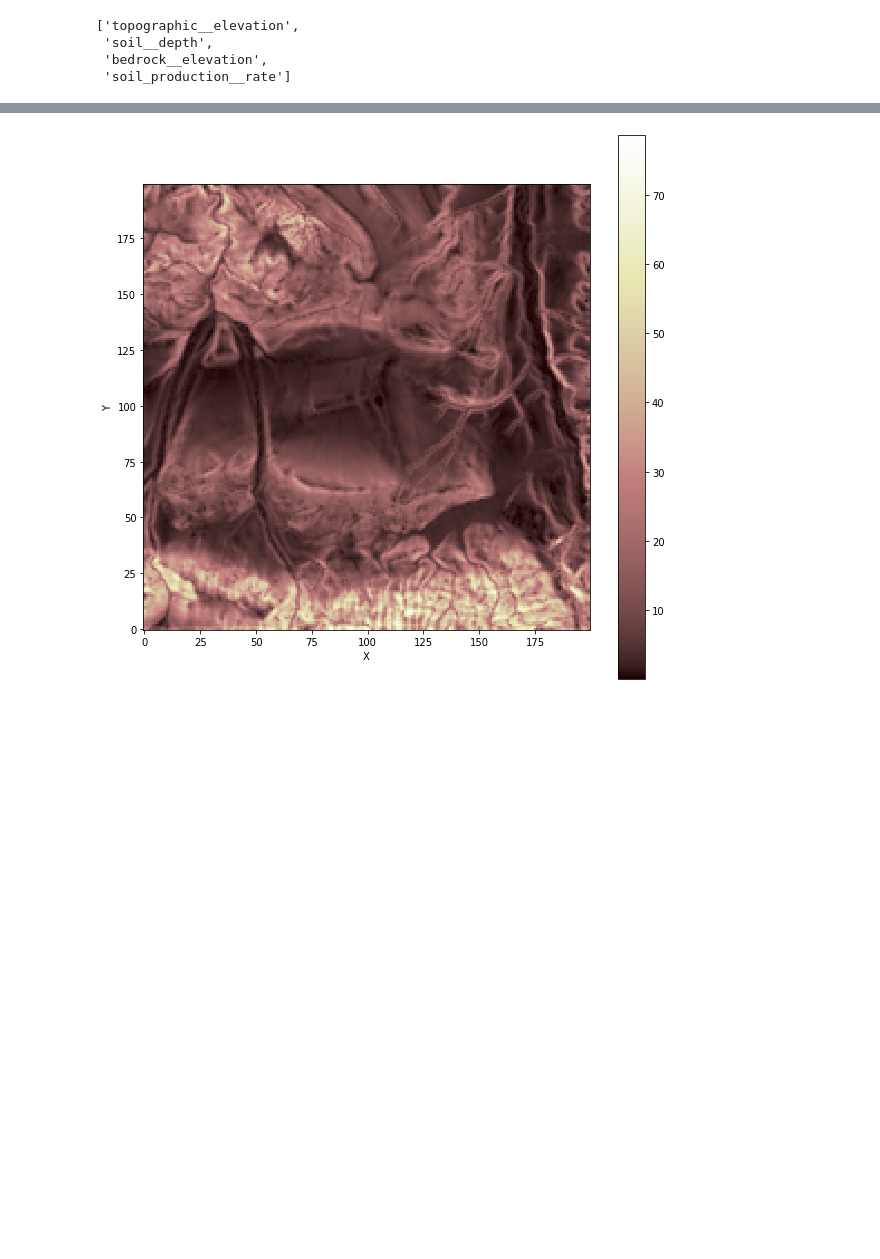
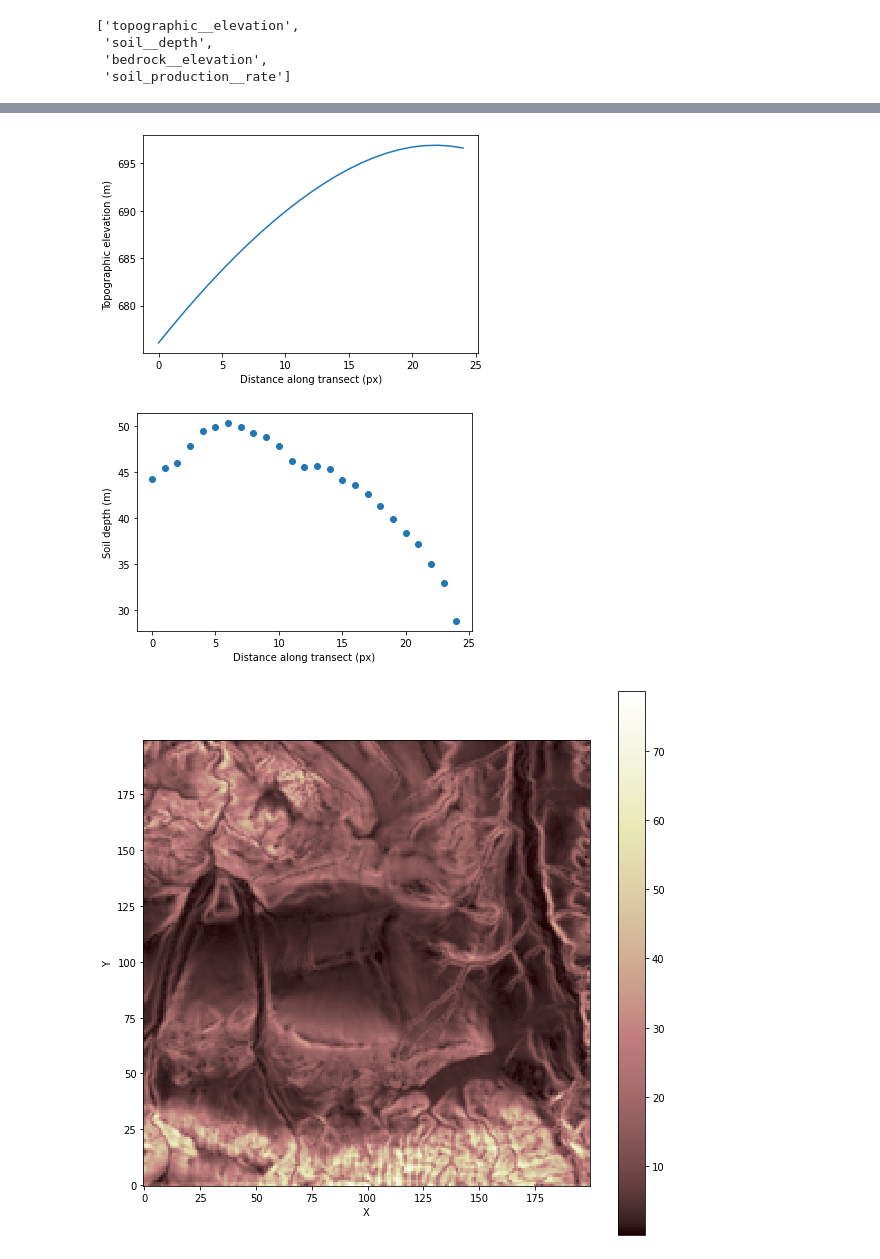
Before and after one commit to ethan-pierce/eightmile-lake-models, a Jupyter notebook: eightmile-local-models.ipynb, the cells around one changed output, grey strips where cells are left out. Saved outputs shown, nothing was run; the diff lists cells and outputs as text; code cells hidden in the pictures; blank space fills up the shorter version.

```diff
--- a/eightmile-local-models.ipynb
+++ b/eightmile-local-models.ipynb
@@ -229,3 +226,19 @@ plt.show()
+# %%
+elevation = grid.node_vector_to_raster(grid.at_node['topographic__elevation'], flip_vertically = True)[x, 75:100]
+soil = grid.node_vector_to_raster(grid.at_node['soil__depth'], flip_vertically = True)[x, 75:100]
+
+plt.plot(elevation)
+plt.ylabel('Topographic elevation (m)')
+plt.xlabel('Distance along transect (px)')
+plt.show()
+
+plt.scatter(np.arange(len(elevation)), soil)
+plt.ylabel('Soil depth (m)')
+plt.xlabel('Distance along transect (px)')
+plt.show()
+# %% [output]
+[figure, added]
+[figure, added]
 # %%
 grad = grid.calc_grad_at_link('bedrock__elevation')
 slope = grid.map_mean_of_links_to_node(np.abs(grad))
```
Also changed, not shown: parts of 10 cells of this notebook, 1 other file.
